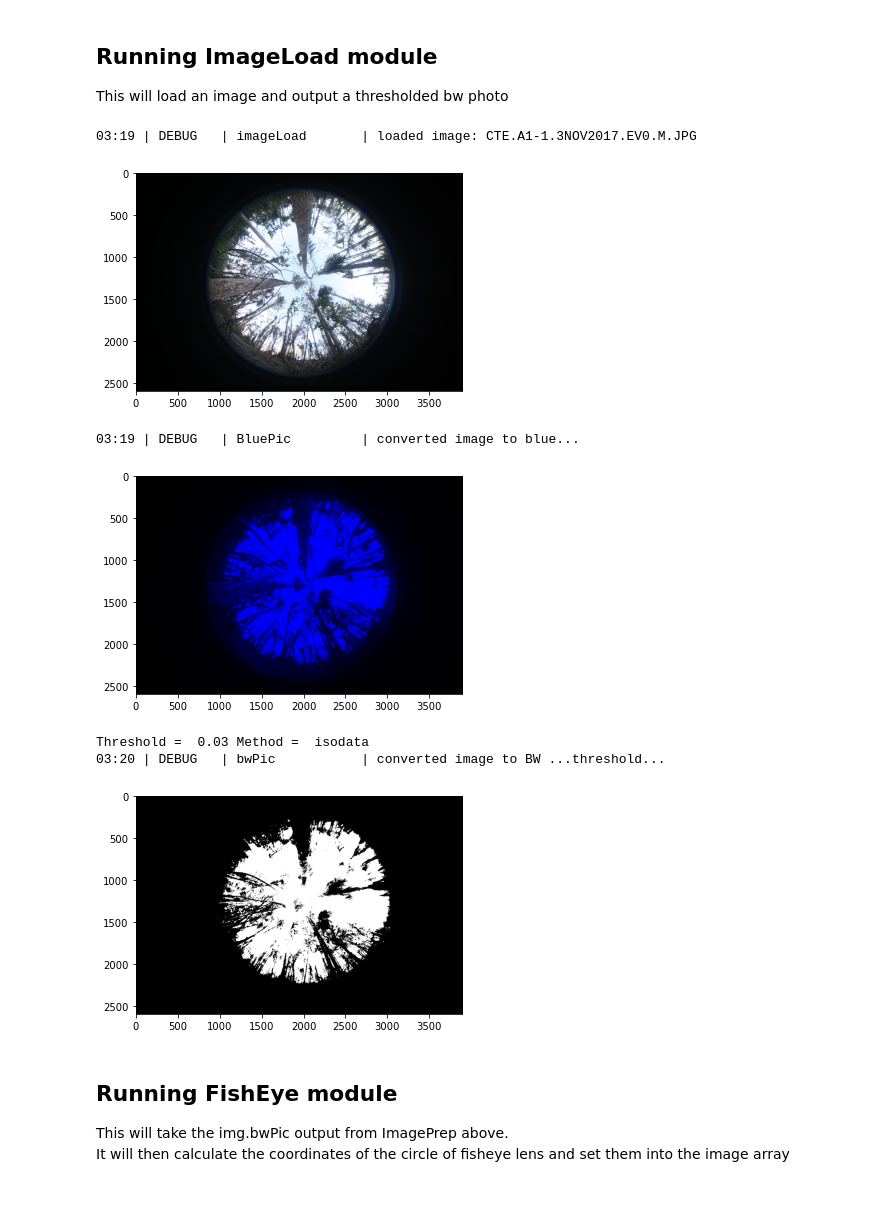
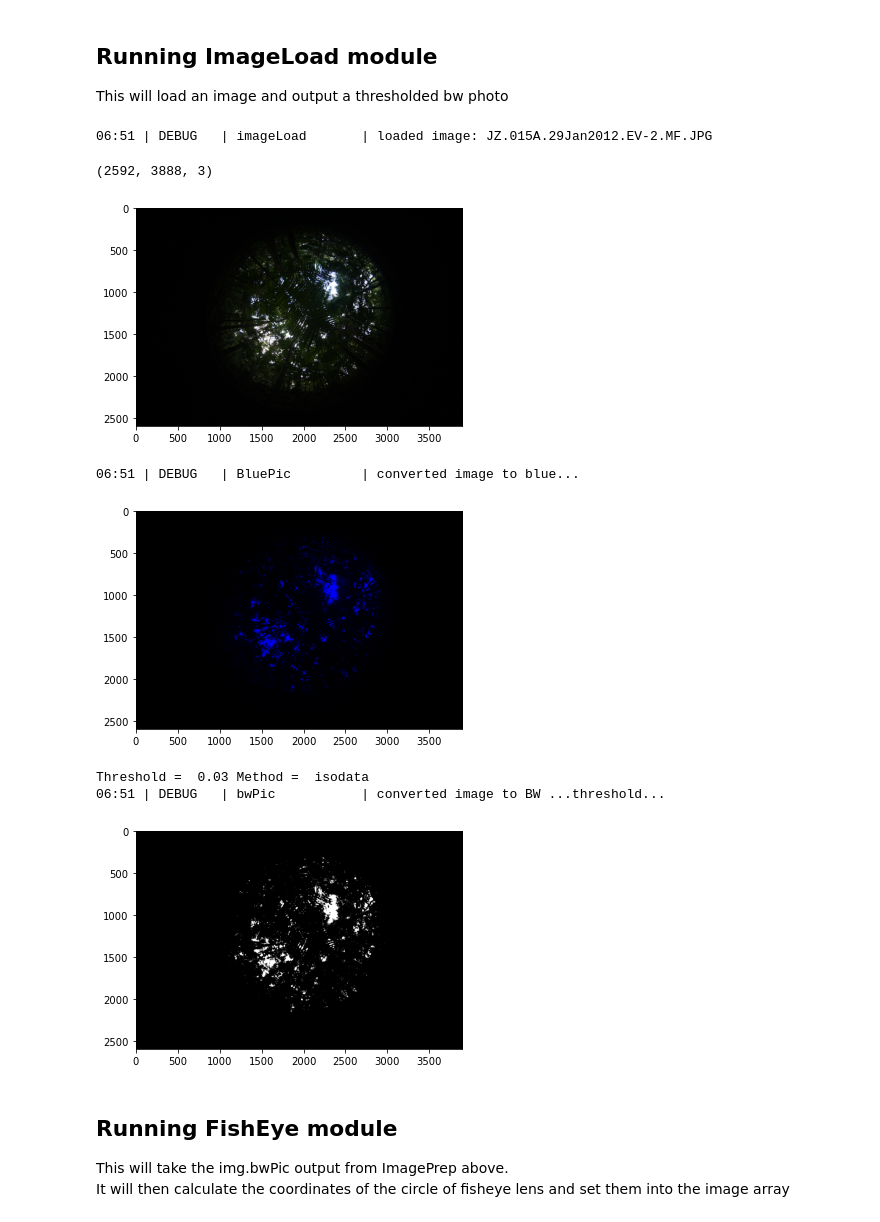
Before and after one commit to Roiak2/Canopy-Openness-from-Hemispheric-Photos, a Jupyter notebook: WorkingExample.ipynb, the cells around one changed output. Drawn from its saved outputs; the diff is of its cells as text; code cells hidden in the pictures.

Commit message:
Single Image Working Example Notebook Complete

```diff
--- a/WorkingExample.ipynb
+++ b/WorkingExample.ipynb
@@ -49,8 +48,8 @@ CanopyOpenness.set_loglevel("DEBUG")
 This will load an image and output a thresholded bw photo
 # %%
 #Defining user input
-filepath = "./sample_photos/CTE/CTE-A1/" #where photos are stored
-filename = "CTE.A1-1.3NOV2017.EV0.M.JPG" #one photo
+filepath = "./sample_photos/Batch_Test/" #where photos are stored
+filename = "JZ.015A.29Jan2012.EV-2.MF.JPG" #one photo
 # %%
 #Saving object from ImagePrep class in ImageLoad module
 #This will give us the loaded image, blue transformed, and bw transformed
@@ -66,15 +65,17 @@ img = ImageLoad.ImagePrep(filepath, filename,threshold_method="isodata",plot=Tru
 # %%
 #Checking output of regular image load and logging message
 og = img.imageLoad()
+og.shape
 # %% [output]
-03:19 | DEBUG   | imageLoad       | loaded image: CTE.A1-1.3NOV2017.EV0.M.JPG
+06:51 | DEBUG   | imageLoad       | loaded image: JZ.015A.29Jan2012.EV-2.MF.JPG
+(2592, 3888, 3)
-[figure, old version]
+[figure, new version]
 # %%
 #Checking output of blue-transformed image and logging message
 blue= img.BluePic()
 # %% [output]
-03:19 | DEBUG   | BluePic         | converted image to blue...
+06:51 | DEBUG   | BluePic         | converted image to blue...
-[figure, old version]
+[figure, new version]
 # %%
 #Checking output of bw-transformed image and logging message, will also display the threshold value and method used
 bw = img.bwPic()
@@ -82,8 +83,8 @@ bw = img.bwPic()
 #print('dimensions:',bw.ndim) #amount of dimensions (this is just to check that it's still a 2D array)
 # %% [output]
 Threshold =  0.03 Method =  isodata
-03:20 | DEBUG   | bwPic           | converted image to BW ...threshold...
+06:51 | DEBUG   | bwPic           | converted image to BW ...threshold...
-[figure, old version]
+[figure, new version]
 # %% [markdown]
 ## Running FishEye module
 This will take the img.bwPic output from ImagePrep above.
```
Also changed, not shown: parts of 6 cells of this notebook.
